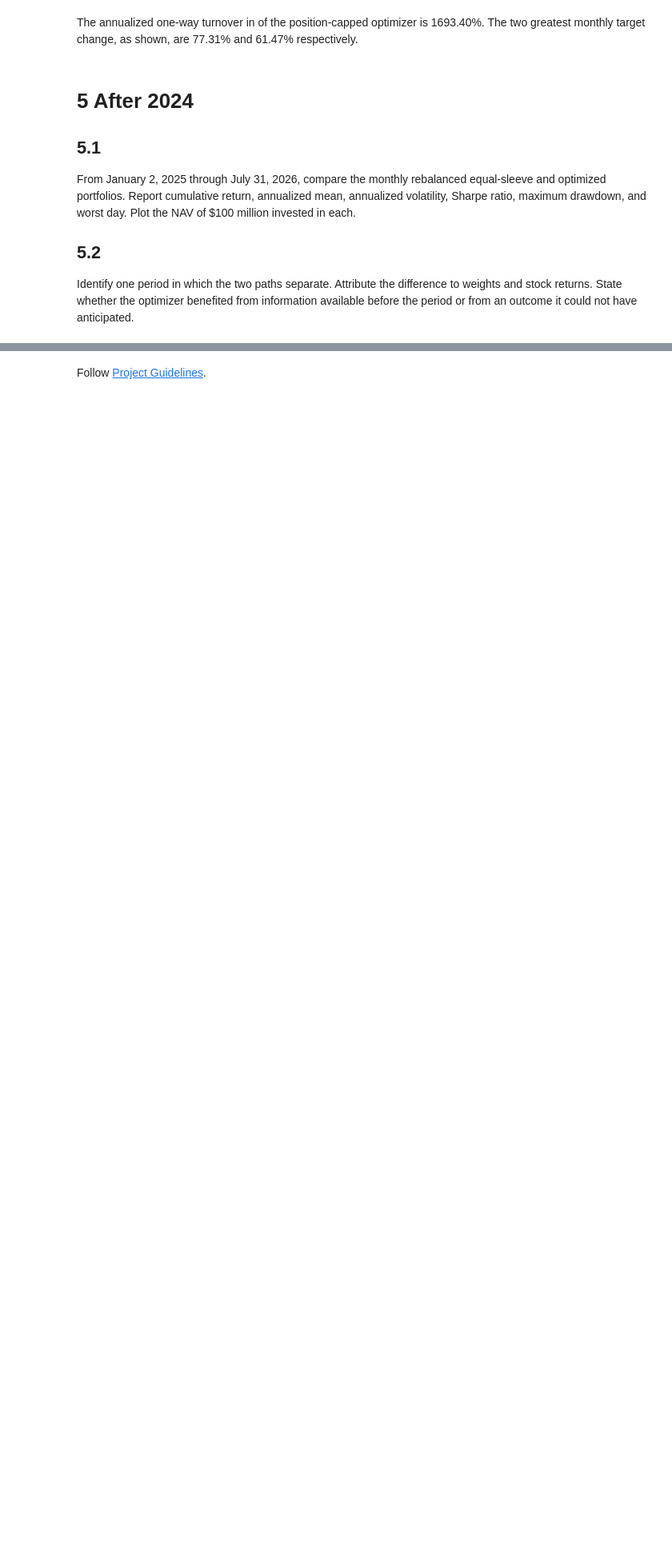
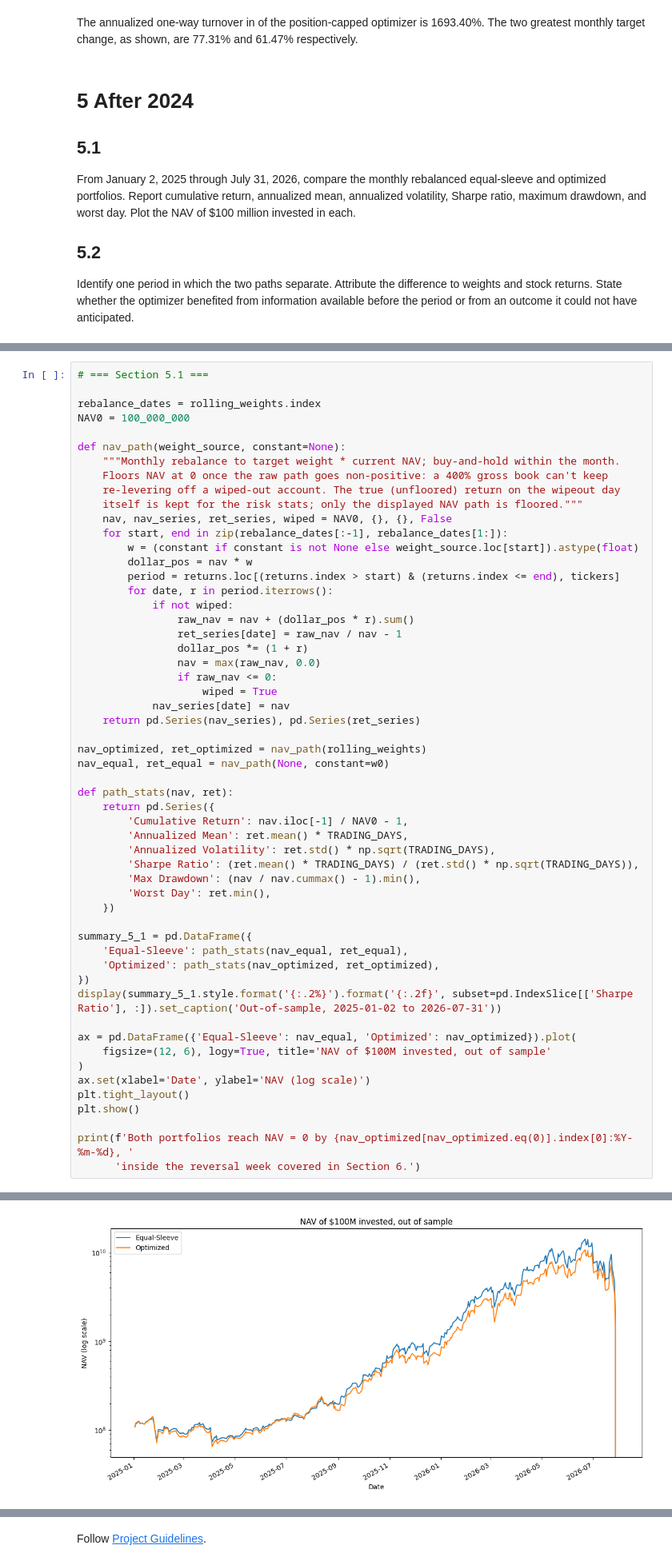
Before and after one commit to samLeung24/leveraged-awareness, a Jupyter notebook: situational_awareness_portfolio.ipynb, the cells around one changed output, grey strips where cells are left out. Shown at 80% size. Saved outputs shown, nothing was run; the diff lists cells and outputs as text; blank space fills up the shorter version.

```diff
--- a/situational_awareness_portfolio.ipynb
+++ b/situational_awareness_portfolio.ipynb
@@ -936,0 +856,56 @@ The November 2025 LITE weight was set using only data through October 31, 2025,
+# %%
+# === Section 5.1 ===
+
+rebalance_dates = rolling_weights.index
+NAV0 = 100_000_000
+
+def nav_path(weight_source, constant=None):
+    """Monthly rebalance to target weight * current NAV; buy-and-hold within the month.
+    Floors NAV at 0 once the raw path goes non-positive: a 400% gross book can't keep
+    re-levering off a wiped-out account. The true (unfloored) return on the wipeout day
+    itself is kept for the risk stats; only the displayed NAV path is floored."""
+    nav, nav_series, ret_series, wiped = NAV0, {}, {}, False
+    for start, end in zip(rebalance_dates[:-1], rebalance_dates[1:]):
+        w = (constant if constant is not None else weight_source.loc[start]).astype(float)
+        dollar_pos = nav * w
+        period = returns.loc[(returns.index > start) & (returns.index <= end), tickers]
+        for date, r in period.iterrows():
+            if not wiped:
+                raw_nav = nav + (dollar_pos * r).sum()
+                ret_series[date] = raw_nav / nav - 1
+                dollar_pos *= (1 + r)
+                nav = max(raw_nav, 0.0)
+                if raw_nav <= 0:
+                    wiped = True
+            nav_series[date] = nav
+    return pd.Series(nav_series), pd.Series(ret_series)
+
+nav_optimized, ret_optimized = nav_path(rolling_weights)
+nav_equal, ret_equal = nav_path(None, constant=w0)
+
+def path_stats(nav, ret):
+    return pd.Series({
+        'Cumulative Return': nav.iloc[-1] / NAV0 - 1,
+        'Annualized Mean': ret.mean() * TRADING_DAYS,
+        'Annualized Volatility': ret.std() * np.sqrt(TRADING_DAYS),
+        'Sharpe Ratio': (ret.mean() * TRADING_DAYS) / (ret.std() * np.sqrt(TRADING_DAYS)),
+        'Max Drawdown': (nav / nav.cummax() - 1).min(),
+        'Worst Day': ret.min(),
+    })
+
+summary_5_1 = pd.DataFrame({
+    'Equal-Sleeve': path_stats(nav_equal, ret_equal),
+    'Optimized': path_stats(nav_optimized, ret_optimized),
+})
+display(summary_5_1.style.format('{:.2%}').format('{:.2f}', subset=pd.IndexSlice[['Sharpe Ratio'], :]).set_caption('Out-of-sample, 2025-01-02 to 2026-07-31'))
+
+ax = pd.DataFrame({'Equal-Sleeve': nav_equal, 'Optimized': nav_optimized}).plot(
+    figsize=(12, 6), logy=True, title='NAV of $100M invested, out of sample'
+)
+ax.set(xlabel='Date', ylabel='NAV (log scale)')
+plt.tight_layout()
+plt.show()
+
+print(f'Both portfolios reach NAV = 0 by {nav_optimized[nav_optimized.eq(0)].index[0]:%Y-%m-%d}, '
+      'inside the reversal week covered in Section 6.')
+# %% [output]
@@ -936,0 +920 @@ The November 2025 LITE weight was set using only data through October 31, 2025,
+[figure, added]
```
Also changed, not shown: parts of 9 cells of this notebook.
